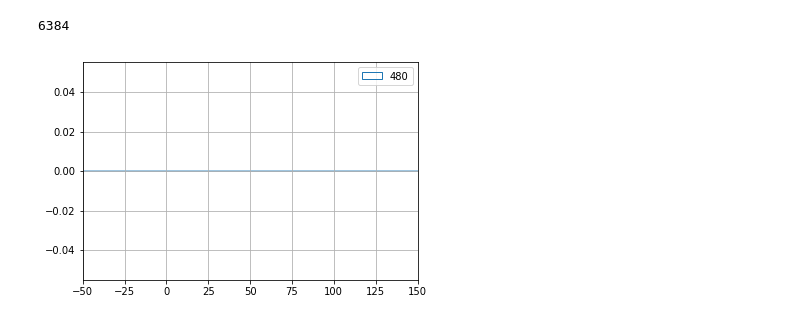
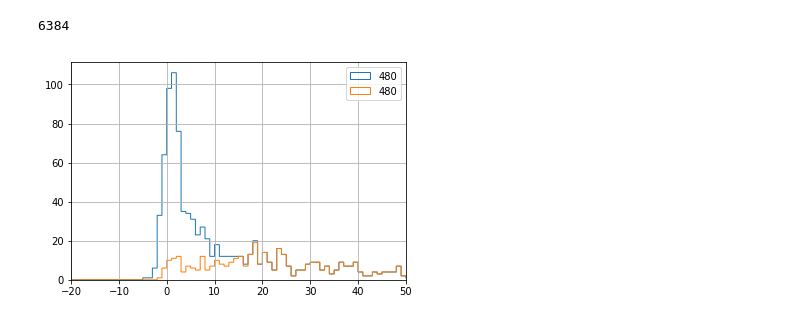
Before and after one commit to edoardoORANGE/ORANGEdata, a Jupyter notebook: Analisi/GEMdataAnalysis/HVscanCosmici.ipynb, the cells around one changed output. Drawn from its saved outputs; the diff is of its cells as text; code cells hidden in the pictures.

```diff
--- a/Analisi/GEMdataAnalysis/HVscanCosmici.ipynb
+++ b/Analisi/GEMdataAnalysis/HVscanCosmici.ipynb
@@ -381,24 +337,26 @@ print(len(integral))
 # %%
 maxBin = 3000.
 minBin = -50.
 nBin = 3050.
 binw = (maxBin-minBin)/nBin
 
-plt.hist(np.array(dataset1) , histtype = 'step' , fill = False , label = '480' , bins = np.arange(minBin , maxBin+binw , binw))
+plt.hist(np.array(integral) , histtype = 'step' , fill = False , label = '480' , bins = np.arange(minBin , maxBin+binw , binw))
+plt.hist(np.array(integralS) , histtype = 'step' , fill = False , label = '480' , bins = np.arange(minBin , maxBin+binw , binw))
+
 #plt.hist(np.array(pied1) , histtype = 'step' , fill = False , label = 'piedistallo480', bins = np.arange(minBin , maxBin+binw , binw))
 
 #plt.hist(np.array(dataset2) , histtype = 'step' , fill = False , label = '490' , bins = np.arange(minBin , maxBin+binw , binw))
 #plt.hist(np.array(pied2) , histtype = 'step' , fill = False , label = 'piedistallo490' , bins = np.arange(minBin , maxBin+binw , binw))
 
 #plt.hist(np.array(dataset3) , histtype = 'step' , fill = False , label = '470' , bins = np.arange(minBin , maxBin+binw , binw))
 #plt.hist(np.array(pied3) , histtype = 'step' , fill = False , label = 'piedistallo470' , bins = np.arange(minBin , maxBin+binw , binw))
 
 
 #plt.yscale("log")
-plt.xlim((-50 , 150))
+plt.xlim((-20, 50))
 plt.legend()
 plt.grid()
 #plt.savefig('piedistallo480.png')
 plt.show()
 # %% [output]
-[figure, old version]
+[figure, new version]
```
Also changed, not shown: parts of 1 cell of this notebook, 48 other files.
